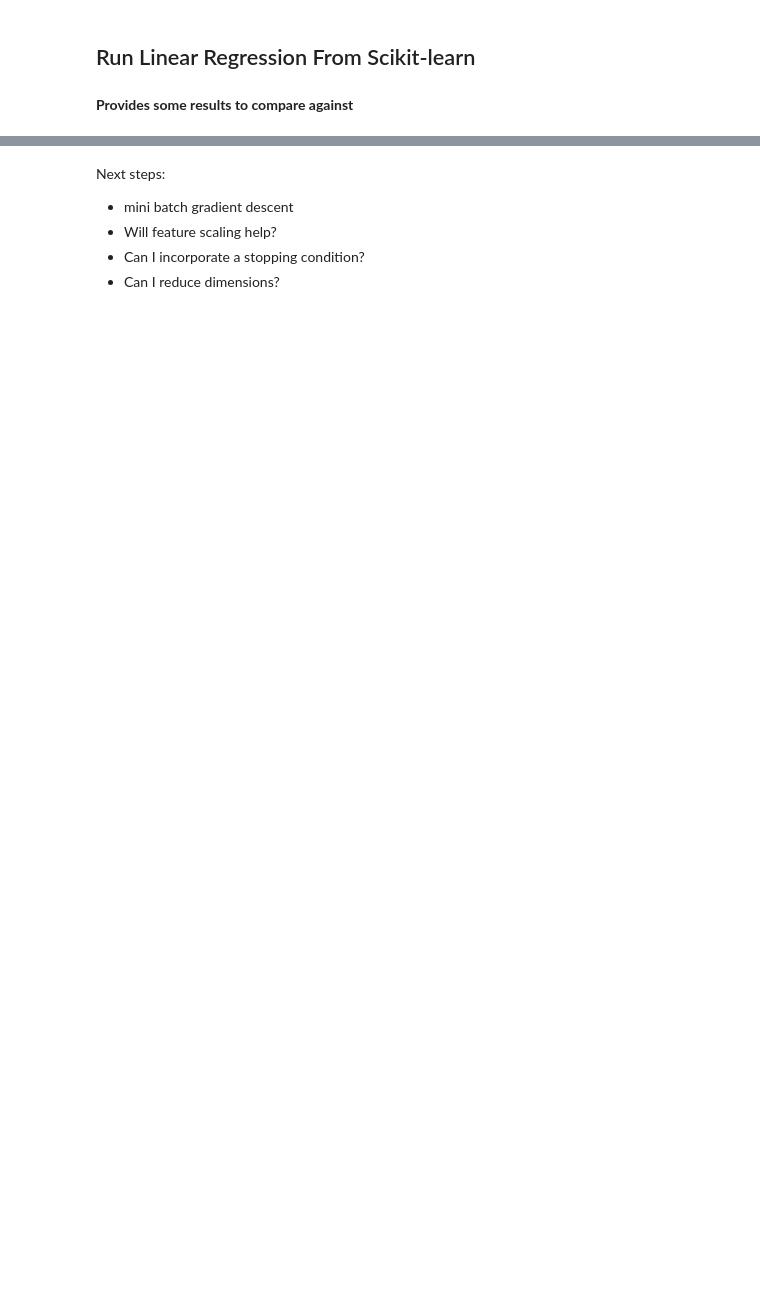
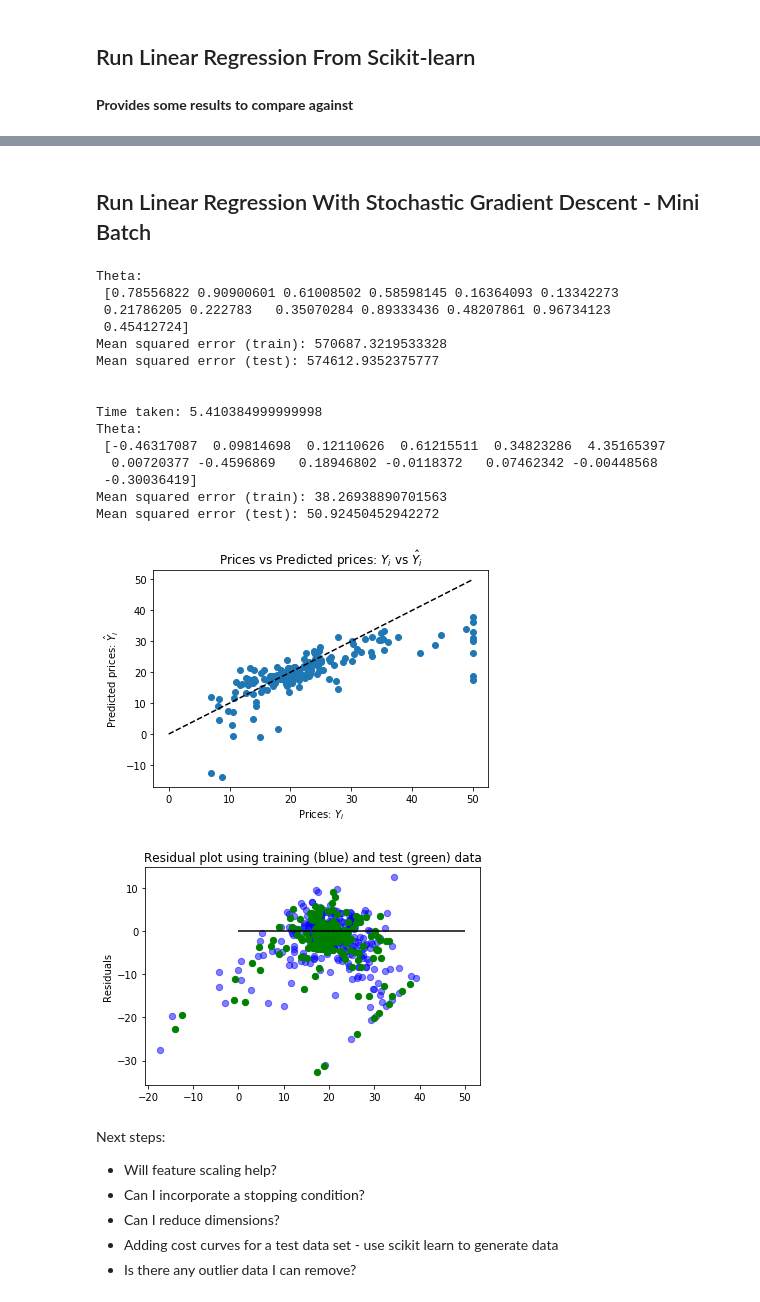
Before and after one commit to spiritedtechie/boston-house-prices-prediction, a Jupyter notebook: Boston House Prices - Linear Regression.ipynb, the cells around one changed output, grey strips where cells are left out. Cells and saved outputs as stored; diff of their text form; code cells hidden in the pictures; blank space fills up the shorter version.

```diff
--- a/Boston House Prices - Linear Regression.ipynb
+++ b/Boston House Prices - Linear Regression.ipynb
@@ -313,7 +342,45 @@ Mean squared error (test): 37.2813934058
+# %% [markdown]
+## Run Linear Regression With Stochastic Gradient Descent - Mini Batch
+# %%
+debug = False
+num_of_iterations = 3000
+alpha = 0.00002 # learning rate
+batch_size = 80
+
+initial_theta = np.random.rand((X.shape[1]))
+calculate_cost_of_theta(X_train, y_train, X_test, y_test, initial_theta)
+
+print('\n')
+
+optimised_theta = run_timed(lambda: gradient_descent_stochastic_mini_batch(X_train, y_train, initial_theta, alpha, num_of_iterations, batch_size))
+calculate_cost_of_theta(X_train, y_train, X_test, y_test, optimised_theta)
+
+y_pred = X_test.dot(optimised_theta.T)
+plot_actual_over_predicted(y_test, y_pred)
+plot_residuals(X_train, y_train, X_test, y_test, optimised_theta)
+# %% [output]
+Theta:
+ [0.78556822 0.90900601 0.61008502 0.58598145 0.16364093 0.13342273
+ 0.21786205 0.222783   0.35070284 0.89333436 0.48207861 0.96734123
+ 0.45412724]
+Mean squared error (train): 570687.3219533328
+Mean squared error (test): 574612.9352375777
+
+
+Time taken: 5.410384999999998
+Theta:
+ [-0.46317087  0.09814698  0.12110626  0.61215511  0.34823286  4.35165397
+  0.00720377 -0.4596869   0.18946802 -0.0118372   0.07462342 -0.00448568
+ -0.30036419]
+Mean squared error (train): 38.26938890701563
+Mean squared error (test): 50.92450452942272
+[figure, added]
+[figure, added]
 # %% [markdown]
 Next steps:
 
-- mini batch gradient descent
 - Will feature scaling help?
 - Can I incorporate a stopping condition?
 - Can I reduce dimensions?
+- Adding cost curves for a test data set - use scikit learn to generate data
+- Is there any outlier data I can remove?
```
Also changed, not shown: parts of 12 cells of this notebook.
